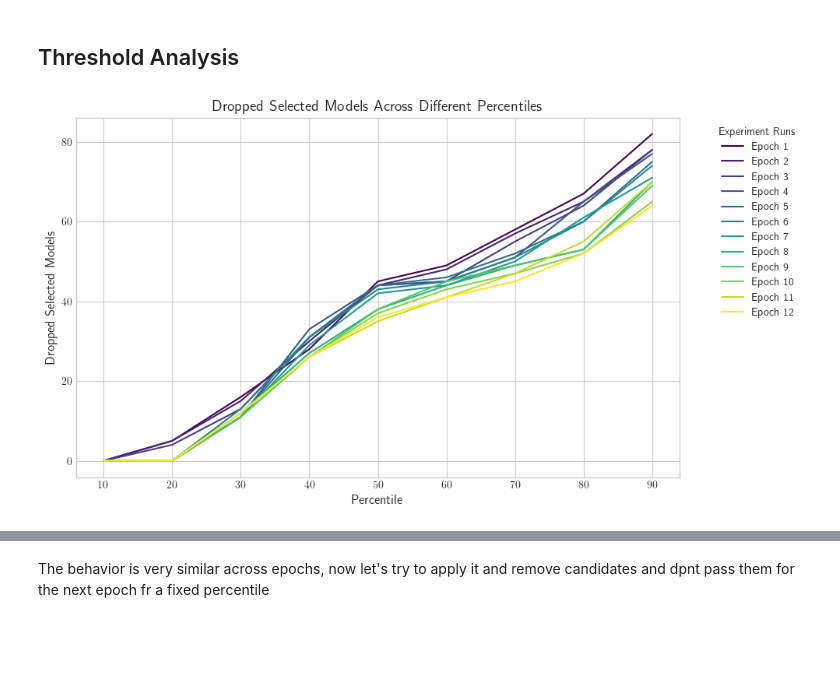
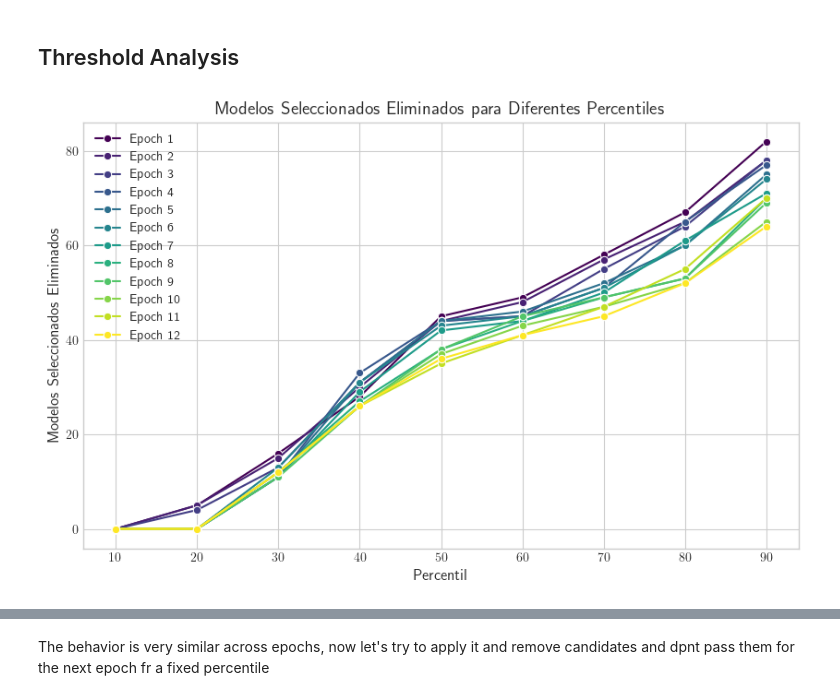
Before and after one commit to topsy-13/NAS_pretesting, a Jupyter notebook: OE-Tests/analyze_experiments 2.0.ipynb, the cells around one changed output, grey strips where cells are left out. Saved outputs shown, nothing was run; the diff lists cells and outputs as text; code cells hidden in the pictures; blank space fills up the shorter version.

```diff
--- a/OE-Tests/analyze_experiments 2.0.ipynb
+++ b/OE-Tests/analyze_experiments 2.0.ipynb
@@ -141,7 +141,8 @@ for epoch_tested in n_epochs_tested:
     results[f'{metric}{suffixes[1]}'],
     results[f'{metric}{suffixes[0]}'],
     c=point_colors,  # Use the mapped colors,
-    alpha=0.6
+    alpha=0.6,
+    edgecolor='black'
 )
     plt.xlabel(f'Precisión_{suffixes[1]}')
     plt.ylabel(f'Precisión_{suffixes[0]}')
@@ -730,32 +710,31 @@ for epoch in n_epochs_tested:
 # %%
 def plot_dropped_models(results_dict):
     """
     Plots the number of dropped selected models across different percentiles
     for multiple experiment runs.
 
     Parameters:
     results_dict (dict): A dictionary where keys are experiment numbers and
                          values are DataFrames containing percentile data.
     """
     # change style
     sns.set_style('whitegrid')
 
     # Create a color gradient using viridis colormap
     colors = plt.cm.viridis(np.linspace(0, 1, len(results_dict)))
 
     plt.figure(figsize=(10, 6))
 
     for i, (key, df) in enumerate(results_dict.items()):
         sns.lineplot(data=df, x='Percentile', y='Dropped Selected Models',
-                     label=f'Epoch {key}', color=colors[i])
+                     label=f'Epoch {key}', color=colors[i], marker='o')
 
-    plt.xlabel('Percentile')
-    plt.ylabel('Dropped Selected Models')
-    plt.title('Dropped Selected Models Across Different Percentiles')
-    plt.legend(title="Experiment Runs", bbox_to_anchor=(1.05, 1), loc='upper left')
+    plt.xlabel('Percentil')
+    plt.ylabel('Modelos Seleccionados Eliminados')
+    plt.title('Modelos Seleccionados Eliminados para Diferentes Percentiles')
     plt.grid(True)
     plt.show()
 
 plot_dropped_models(dropped_dfs)
 # %% [output]
-[figure, old version]
+[figure, new version]
```
Also changed, not shown: parts of 6 cells of this notebook, 42 other files.
